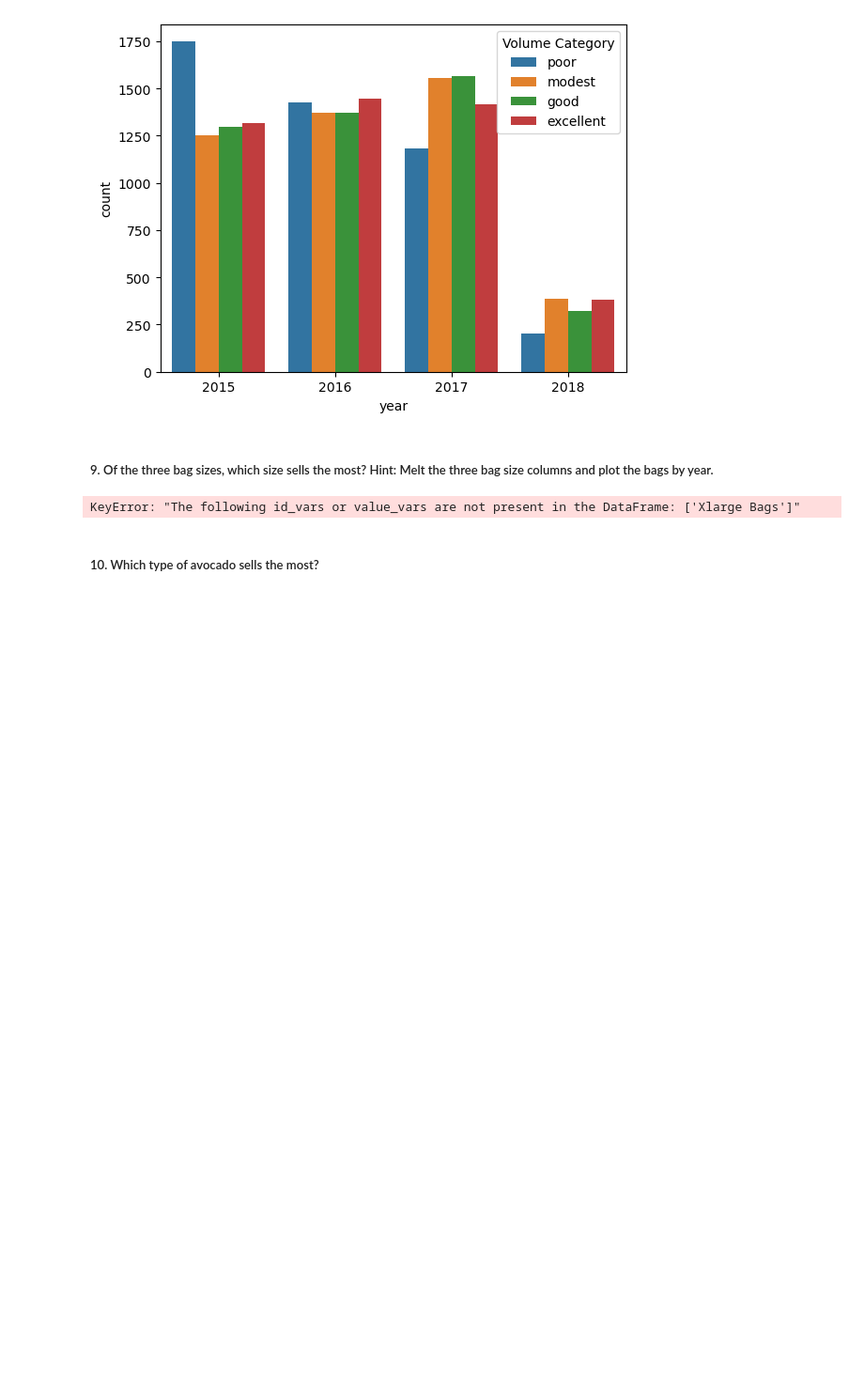
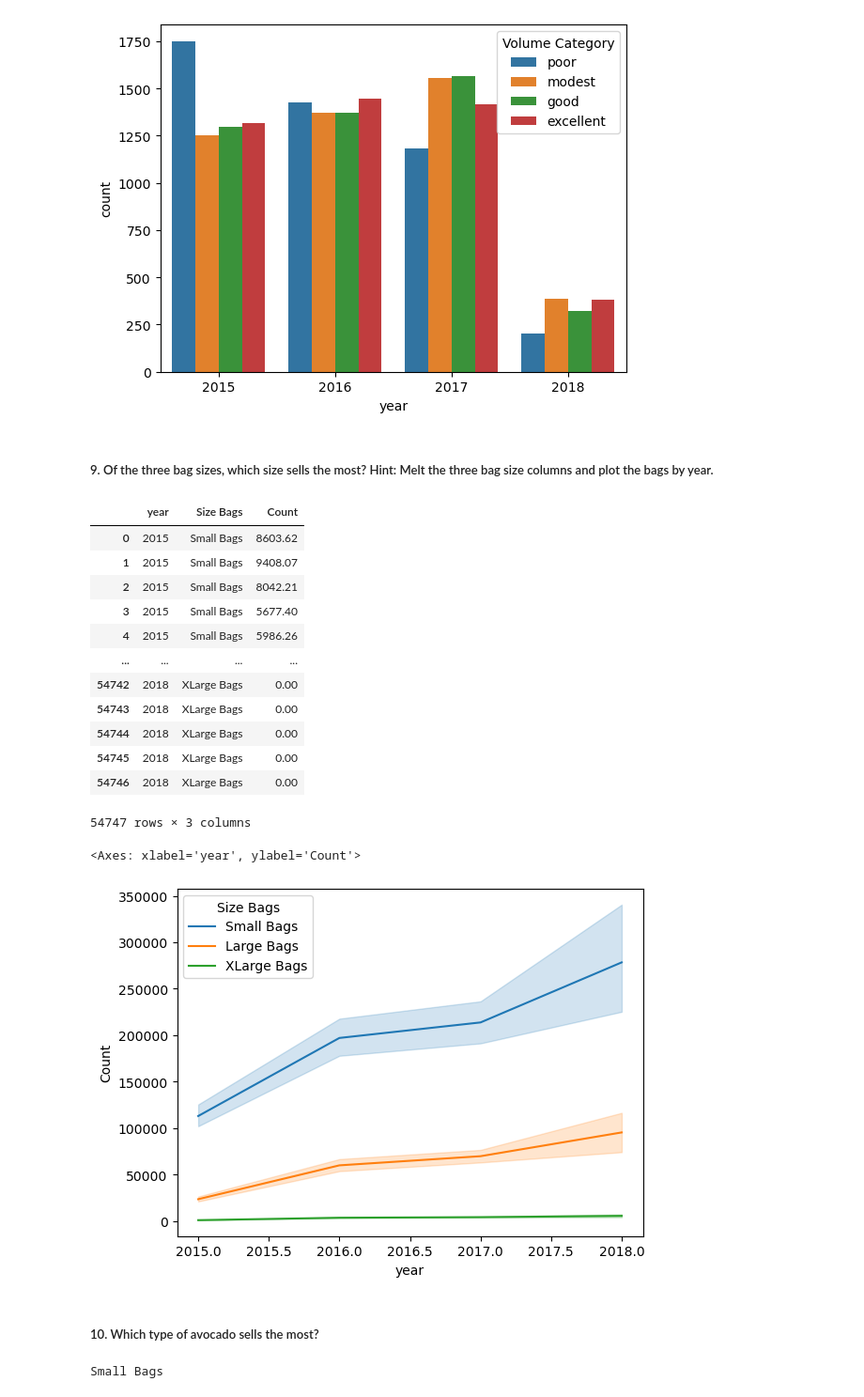
Before and after one commit to mesieou/deakin, a Jupyter notebook: introduction-to-ai/p7/P7.ipynb, the cells around one changed output. Shown at 94% size. Drawn from its saved outputs; the diff is of its cells as text; code cells hidden in the pictures; blank space fills up the shorter version.

```diff
--- a/introduction-to-ai/p7/P7.ipynb
+++ b/introduction-to-ai/p7/P7.ipynb
@@ -140,14 +140,31 @@ sns.countplot(data=data, x= 'year', hue='Volume Category')
 ##### 9.	Of the three bag sizes, which size sells the most? Hint: Melt the three bag size columns and plot the bags by year.
 # %%
 # write your code here
+# melt the data for plotting by year and bags
 melted_data = data.melt(value_vars=["Small Bags","Large Bags", "XLarge Bags"], var_name='Size Bags', id_vars=['year'], value_name='Count')
-
-# melt the data for plotting by year and bags
-
+display(melted_data)
 # plot the data using seaborn line plot with hue based on bags
+sns.lineplot(data=melted_data, x= 'year', y='Count', hue="Size Bags")
 # %% [output]
+|  | year | Size Bags | Count |
+| 0 | 2015 | Small Bags | 8603.62 |
+| 1 | 2015 | Small Bags | 9408.07 |
+| 2 | 2015 | Small Bags | 8042.21 |
+| 3 | 2015 | Small Bags | 5677.40 |
+| 4 | 2015 | Small Bags | 5986.26 |
+| ... | ... | ... | ... |
+| 54742 | 2018 | XLarge Bags | 0.00 |
+| 54743 | 2018 | XLarge Bags | 0.00 |
+| 54744 | 2018 | XLarge Bags | 0.00 |
+| 54745 | 2018 | XLarge Bags | 0.00 |
+| 54746 | 2018 | XLarge Bags | 0.00 |
-KeyError: "The following id_vars or value_vars are not present in the DataFrame: ['Xlarge Bags']"
+54747 rows × 3 columns
+<Axes: xlabel='year', ylabel='Count'>
+[figure, added]
 # %% [markdown]
 ##### 10.	Which type of avocado sells the most?
 # %%
 # write your code here
+print('Small Bags')
+# %% [output]
+Small Bags
```
